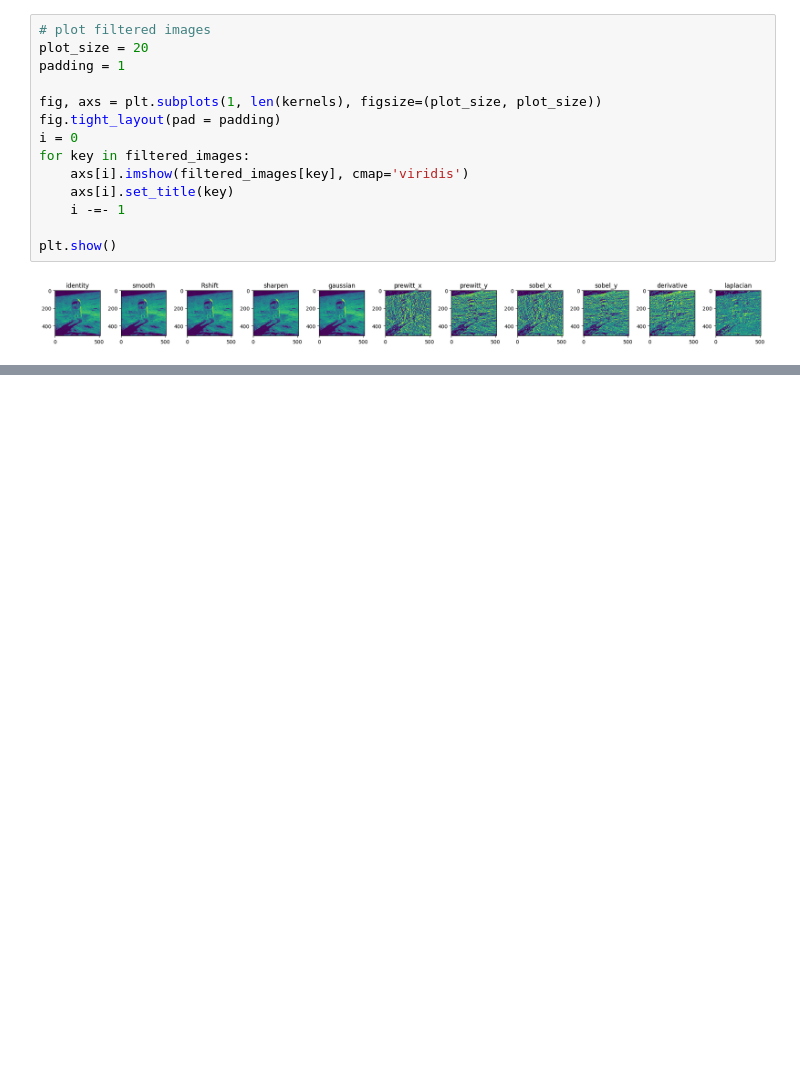
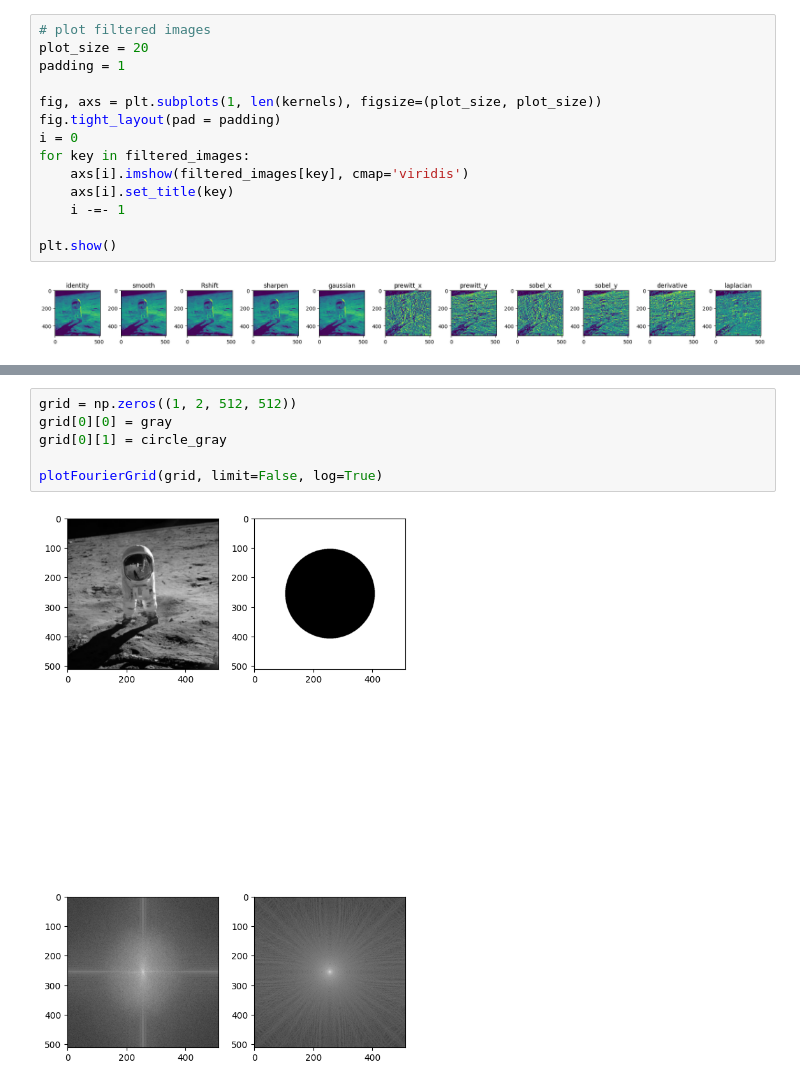
Before and after one commit to JuliuszSyrewicz/fourier, a Jupyter notebook: filters.ipynb, the cells around one changed output, grey strips where cells are left out. Saved outputs shown, nothing was run; the diff lists cells and outputs as text; blank space fills up the shorter version.

```diff
--- a/filters.ipynb
+++ b/filters.ipynb
@@ -300,0 +319,8 @@ plotFourierGrid(grid)
+# %%
+grid = np.zeros((1, 2, 512, 512))
+grid[0][0] = gray
+grid[0][1] = circle_gray
+
+plotFourierGrid(grid, limit=False, log=True)
+# %% [output]
+[figure, added]
```
Also changed, not shown: parts of 3 cells of this notebook.
